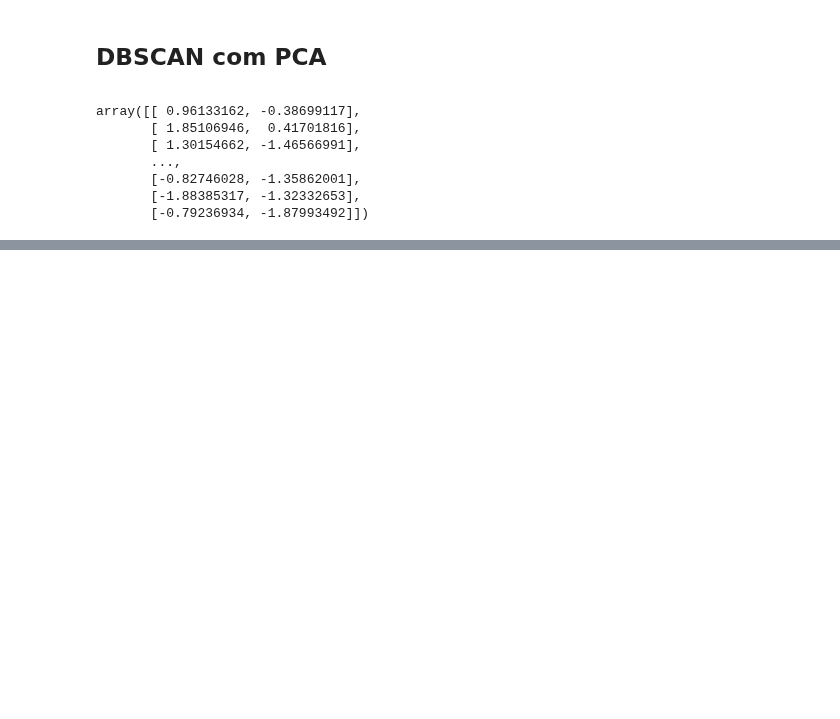
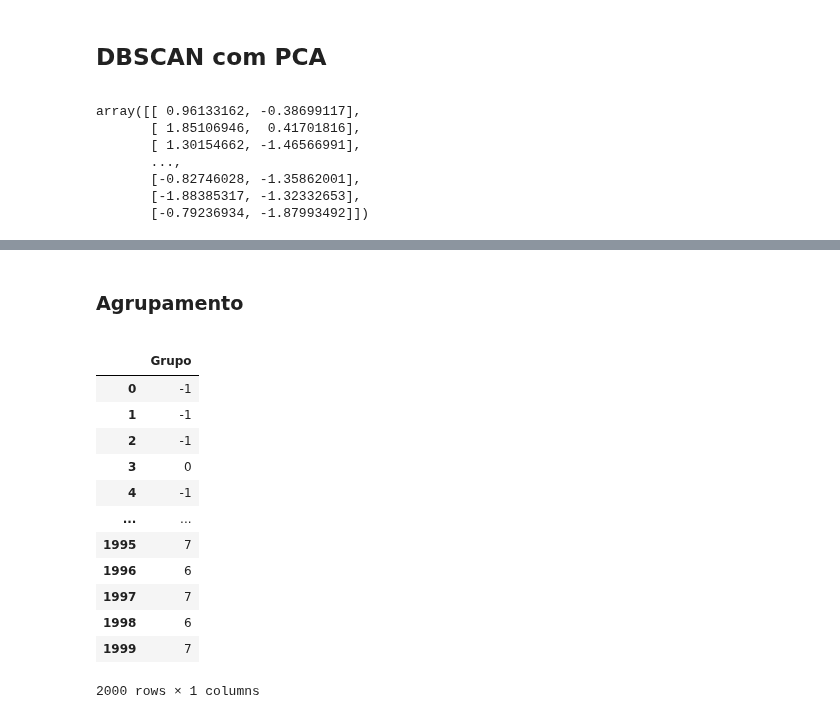
Before and after one commit to SisouDev/iaAlg, a Jupyter notebook: cluster/dbscan.ipynb, the cells around one changed output, grey strips where cells are left out. Saved outputs shown, nothing was run; the diff lists cells and outputs as text; code cells hidden in the pictures; blank space fills up the shorter version.

```diff
--- a/cluster/dbscan.ipynb
+++ b/cluster/dbscan.ipynb
@@ -329,0 +408,22 @@ array([ 0, -1, -1, ...,  7, 28, 24], dtype=int64)
+# %% [markdown]
+<span style="font-family: 'Trebuchet MS', sans-serif;">
+
+### Agrupamento
+</span>
+# %%
+agrupamento_all = pd.DataFrame(classificacao_all, columns = ['Grupo'])
+agrupamento_all
+# %% [output]
+|  | Grupo |
+| 0 | -1 |
+| 1 | -1 |
+| 2 | -1 |
+| 3 | 0 |
+| 4 | -1 |
+| ... | ... |
+| 1995 | 7 |
+| 1996 | 6 |
+| 1997 | 7 |
+| 1998 | 6 |
+| 1999 | 7 |
+2000 rows × 1 columns
```
Also changed, not shown: parts of 10 cells of this notebook.
